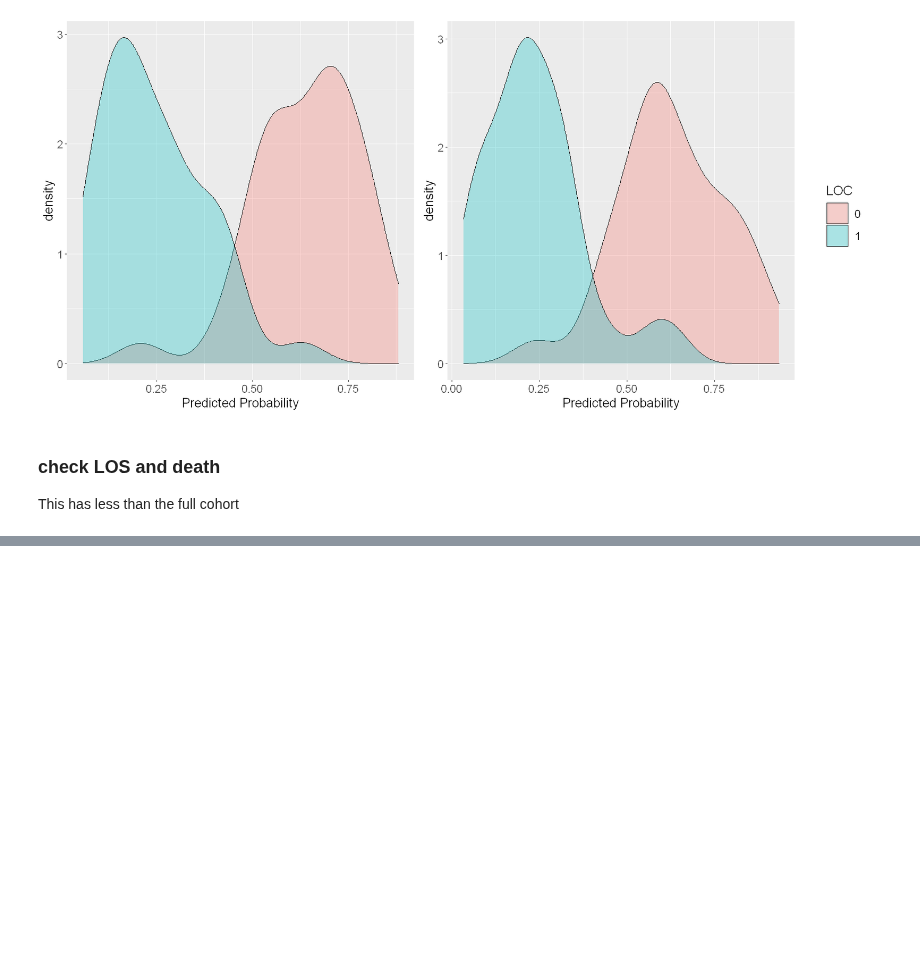
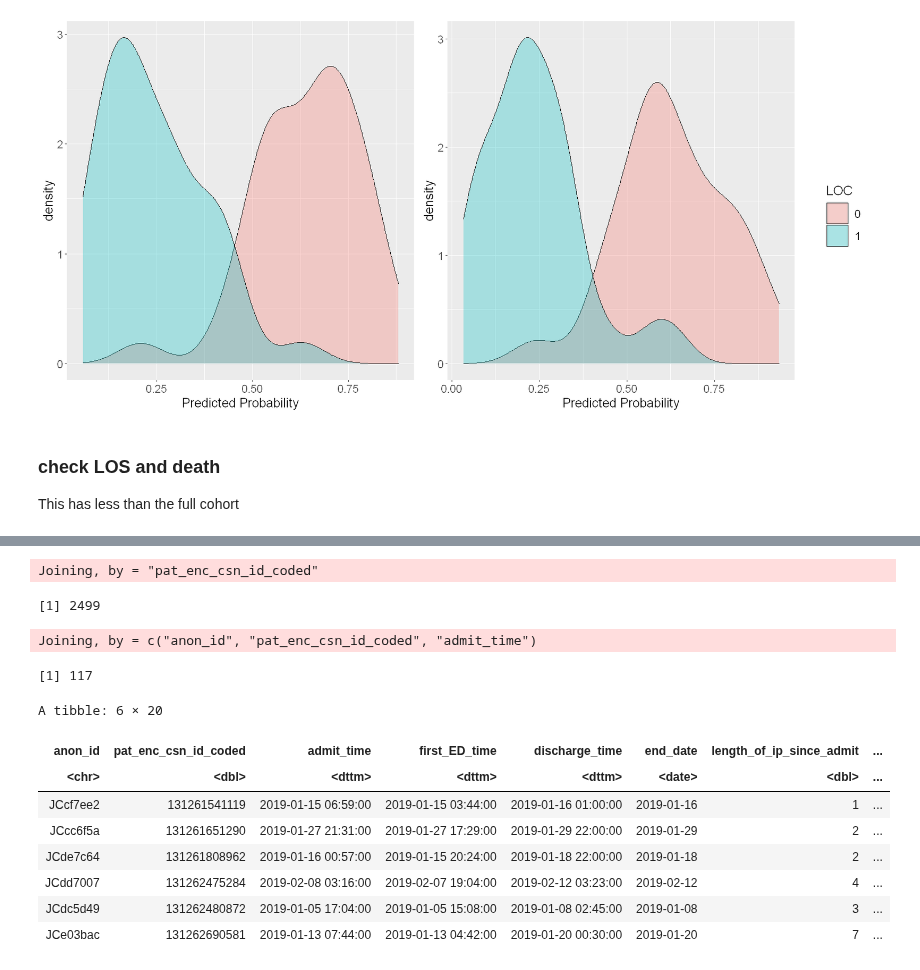
Before and after one commit to Minh084/TDA, a Jupyter notebook: 5_results_analysis/5.3_EDA_R.ipynb, the cells around one changed output, grey strips where cells are left out. Cells and saved outputs as stored; diff of their text form; code cells hidden in the pictures; blank space fills up the shorter version.

```diff
--- a/5_results_analysis/5.3_EDA_R.ipynb
+++ b/5_results_analysis/5.3_EDA_R.ipynb
@@ -451,0 +580,3 @@ A data.frame: 6 × 9
+# %%
+los_dis <- read_csv(file.path(tabledir, "4_2_diffIDs_117.csv"))
+nrow(los_dis)
@@ -451,0 +598,23 @@ A data.frame: 6 × 9
+# %%
+los_tx <- cohort %>% select(pat_enc_csn_id_coded, first_label, death_24hr_recent_label) %>%
+            filter(first_label != death_24hr_recent_label) %>% left_join(los)
+nrow(los_tx)
+# %% [output]
+Joining, by = "pat_enc_csn_id_coded"
+[1] 2499
+# %%
+los_dis <- right_join(los, los_dis)
+nrow(los_dis)
+head(los_dis)
+# %% [output]
+Joining, by = c("anon_id", "pat_enc_csn_id_coded", "admit_time")
+[1] 117
+A tibble: 6 × 20
+| anon_id | pat_enc_csn_id_coded | admit_time | first_ED_time | discharge_time | end_date | length_of_ip_since_admit | ... |
+| <chr> | <dbl> | <dttm> | <dttm> | <dttm> | <date> | <dbl> | ... |
+| JCcf7ee2 | 131261541119 | 2019-01-15 06:59:00 | 2019-01-15 03:44:00 | 2019-01-16 01:00:00 | 2019-01-16 | 1 | ... |
+| JCcc6f5a | 131261651290 | 2019-01-27 21:31:00 | 2019-01-27 17:29:00 | 2019-01-29 22:00:00 | 2019-01-29 | 2 | ... |
+| JCde7c64 | 131261808962 | 2019-01-16 00:57:00 | 2019-01-15 20:24:00 | 2019-01-18 22:00:00 | 2019-01-18 | 2 | ... |
+| JCdd7007 | 131262475284 | 2019-02-08 03:16:00 | 2019-02-07 19:04:00 | 2019-02-12 03:23:00 | 2019-02-12 | 4 | ... |
+| JCdc5d49 | 131262480872 | 2019-01-05 17:04:00 | 2019-01-05 15:08:00 | 2019-01-08 02:45:00 | 2019-01-08 | 3 | ... |
+| JCe03bac | 131262690581 | 2019-01-13 07:44:00 | 2019-01-13 04:42:00 | 2019-01-20 00:30:00 | 2019-01-20 | 7 | ... |
```
Also changed, not shown: parts of 14 cells of this notebook, 2 other files.
